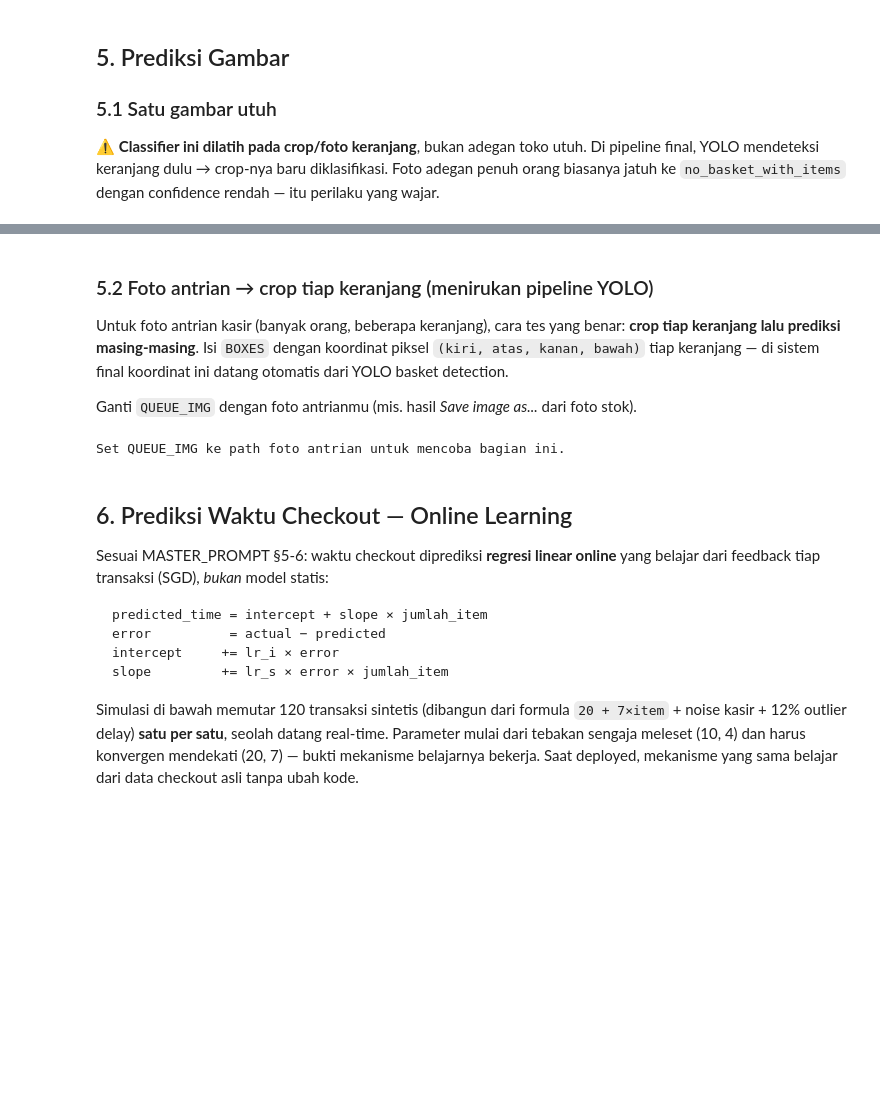
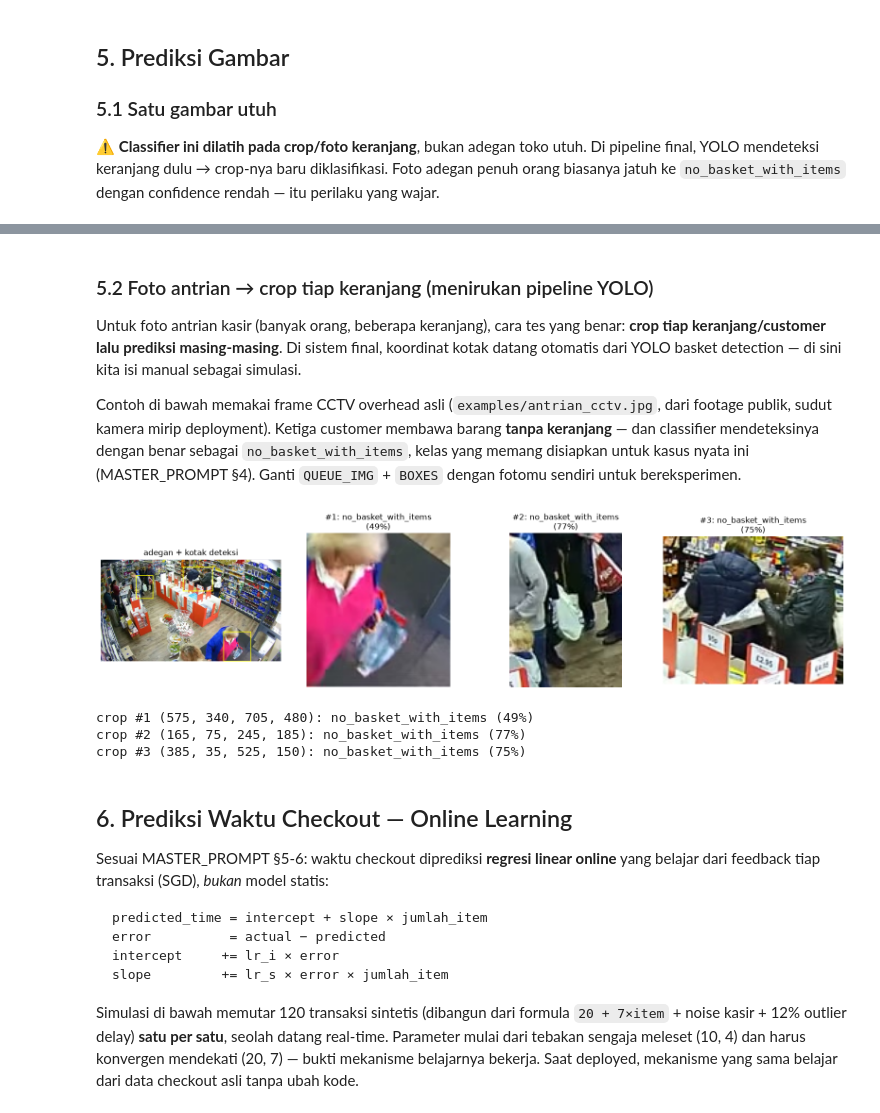
Before and after one commit to D4V1DYL/QueueIQ-AI, a Jupyter notebook: QueueIQ_Pipeline.ipynb, the cells around one changed output, grey strips where cells are left out. Saved outputs shown, nothing was run; the diff lists cells and outputs as text; code cells hidden in the pictures; blank space fills up the shorter version.

```diff
--- a/QueueIQ_Pipeline.ipynb
+++ b/QueueIQ_Pipeline.ipynb
@@ -206,31 +206,46 @@ empty=0.96  full=0.00  light=0.03  medium=0.00  no_basket_with_items=0.00
 # %% [markdown]
 ### 5.2 Foto antrian → crop tiap keranjang (menirukan pipeline YOLO)
 
-Untuk foto antrian kasir (banyak orang, beberapa keranjang), cara tes yang benar: **crop tiap keranjang lalu prediksi masing-masing**. Isi `BOXES` dengan koordinat piksel `(kiri, atas, kanan, bawah)` tiap keranjang — di sistem final koordinat ini datang otomatis dari YOLO basket detection.
+Untuk foto antrian kasir (banyak orang, beberapa keranjang), cara tes yang benar: **crop tiap keranjang/customer lalu prediksi masing-masing**. Di sistem final, koordinat kotak datang otomatis dari YOLO basket detection — di sini kita isi manual sebagai simulasi.
 
-Ganti `QUEUE_IMG` dengan foto antrianmu (mis. hasil *Save image as...* dari foto stok).
+Contoh di bawah memakai frame CCTV overhead asli (`examples/antrian_cctv.jpg`, dari footage publik, sudut kamera mirip deployment). Ketiga customer membawa barang **tanpa keranjang** — dan classifier mendeteksinya dengan benar sebagai `no_basket_with_items`, kelas yang memang disiapkan untuk kasus nyata ini (MASTER_PROMPT §4). Ganti `QUEUE_IMG` + `BOXES` dengan fotomu sendiri untuk bereksperimen.
 # %%
-QUEUE_IMG = None            # contoh: "~/Downloads/antrian.jpg"
-BOXES = [                   # (kiri, atas, kanan, bawah) per keranjang — dari YOLO nantinya
-    # (140, 230, 300, 340),
-    # (330, 250, 470, 360),
+QUEUE_IMG = "examples/antrian_cctv.jpg"   # ganti dengan foto antrianmu sendiri
+BOXES = [                   # (kiri, atas, kanan, bawah) per customer/keranjang — dari YOLO nantinya
+    (575, 340, 705, 480),   # wanita jaket biru, barang dijinjing di tangan
+    (165, 75, 245, 185),    # customer di kasir dengan kantong belanja
+    (385, 35, 525, 150),    # dua customer membawa barang di lorong
 ]
 
 if QUEUE_IMG:
+    from PIL import ImageDraw
     scene = Image.open(Path(QUEUE_IMG).expanduser()).convert("RGB")
-    n = len(BOXES) + 1
-    fig, axes = plt.subplots(1, n, figsize=(4*n, 4))
-    axes[0].imshow(scene); axes[0].set_title("adegan utuh"); axes[0].axis("off")
-    for ax, box in zip(axes[1:], BOXES):
-        crop = scene.crop(box)
-        label, conf, _ = predict_image(crop)
-        ax.imshow(crop); ax.axis("off")
-        ax.set_title(f"{label} ({conf:.0%})")
+
+    # gambar kotak di adegan utuh + prediksi tiap crop
+    vis = scene.copy(); draw = ImageDraw.Draw(vis)
+    hasil = []
+    for i, box in enumerate(BOXES, 1):
+        label, conf, _ = predict_image(scene.crop(box))
+        hasil.append((i, box, label, conf))
+        draw.rectangle(box, outline=(255, 255, 0), width=3)
+        draw.text((box[0]+4, box[1]+4), str(i), fill=(255, 255, 0))
+
+    fig, axes = plt.subplots(1, len(BOXES)+1, figsize=(4*(len(BOXES)+1), 4))
+    axes[0].imshow(vis); axes[0].set_title("adegan + kotak deteksi"); axes[0].axis("off")
+    for ax, (i, box, label, conf) in zip(axes[1:], hasil):
+        ax.imshow(scene.crop(box)); ax.axis("off")
+        ax.set_title(f"#{i}: {label}\n({conf:.0%})")
     plt.tight_layout(); plt.show()
+
+    for i, box, label, conf in hasil:
+        print(f"crop #{i} {box}: {label} ({conf:.0%})")
 else:
     print("Set QUEUE_IMG ke path foto antrian untuk mencoba bagian ini.")
 # %% [output]
+[figure, added]
-Set QUEUE_IMG ke path foto antrian untuk mencoba bagian ini.
+crop #1 (575, 340, 705, 480): no_basket_with_items (49%)
+crop #2 (165, 75, 245, 185): no_basket_with_items (77%)
+crop #3 (385, 35, 525, 150): no_basket_with_items (75%)
 # %% [markdown]
 ## 6. Prediksi Waktu Checkout — Online Learning
 
```
Also changed, not shown: parts of 3 cells of this notebook, 1 other file.
